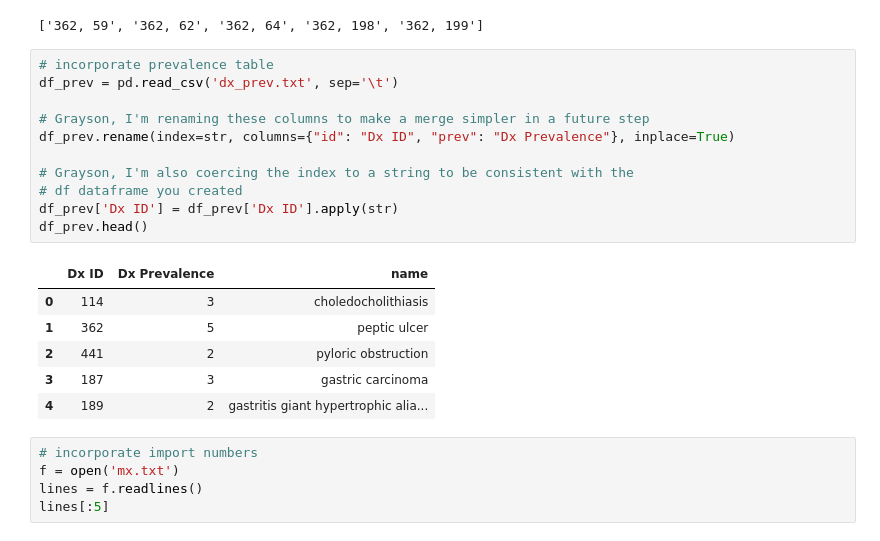
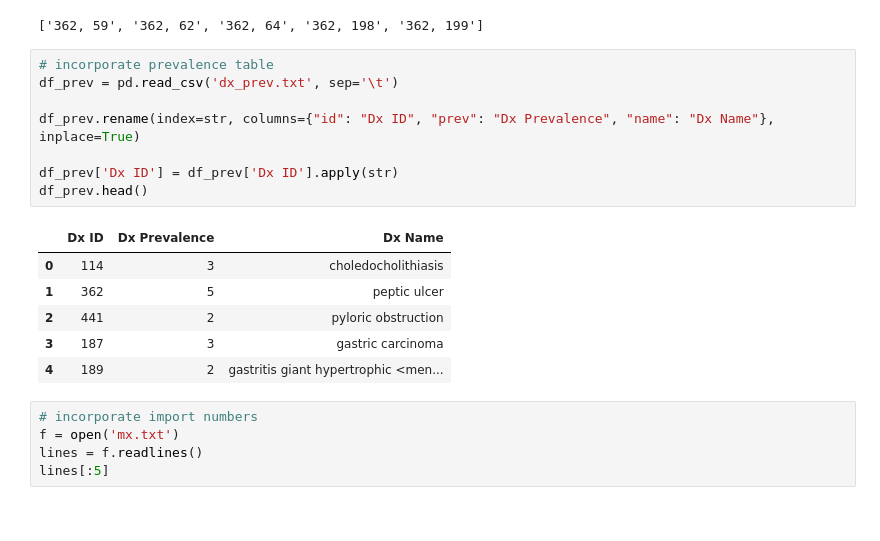
Before and after one commit to alvinjeffery/cds_bayes, a Jupyter notebook: cds_df.ipynb, the cells around one changed output. Saved outputs shown, nothing was run; the diff lists cells and outputs as text.

```diff
--- a/cds_df.ipynb
+++ b/cds_df.ipynb
@@ -85,21 +83,18 @@ dx_mx[:5]
 # %%
 # incorporate prevalence table
 df_prev = pd.read_csv('dx_prev.txt', sep='\t')
 
-# Grayson, I'm renaming these columns to make a merge simpler in a future step
-df_prev.rename(index=str, columns={"id": "Dx ID", "prev": "Dx Prevalence"}, inplace=True)
+df_prev.rename(index=str, columns={"id": "Dx ID", "prev": "Dx Prevalence", "name": "Dx Name"}, inplace=True)
 
-# Grayson, I'm also coercing the index to a string to be consistent with the
-# df dataframe you created
 df_prev['Dx ID'] = df_prev['Dx ID'].apply(str)
 df_prev.head()
 # %% [output]
-|  | Dx ID | Dx Prevalence | name |
+|  | Dx ID | Dx Prevalence | Dx Name |
 | 0 | 114 | 3 | choledocholithiasis |
 | 1 | 362 | 5 | peptic ulcer |
 | 2 | 441 | 2 | pyloric obstruction |
 | 3 | 187 | 3 | gastric carcinoma |
-| 4 | 189 | 2 | gastritis giant hypertrophic alia... |
+| 4 | 189 | 2 | gastritis giant hypertrophic <men... |
 # %%
 # incorporate import numbers
 f = open('mx.txt')
```
Also changed, not shown: parts of 22 cells of this notebook, 26 other files.
